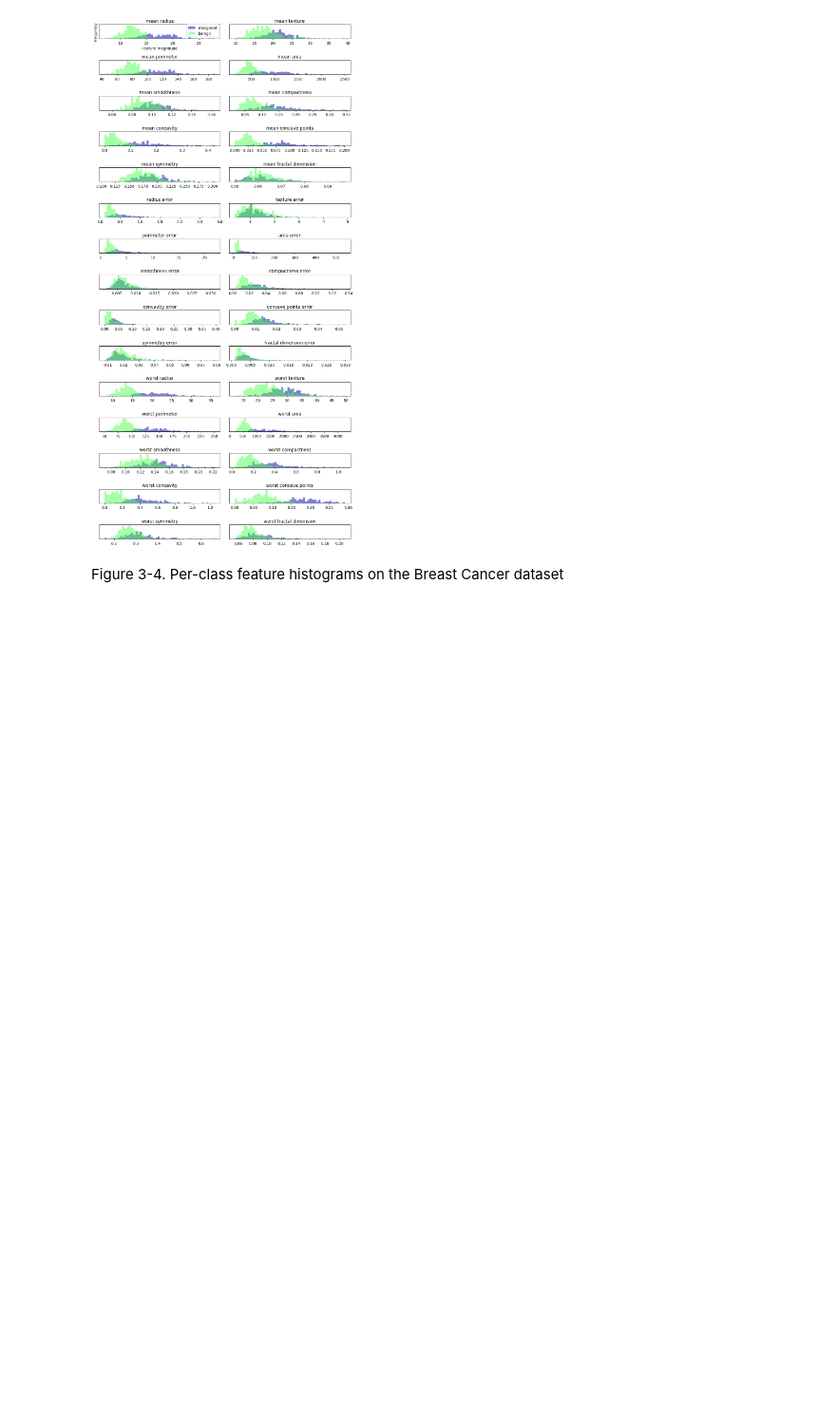
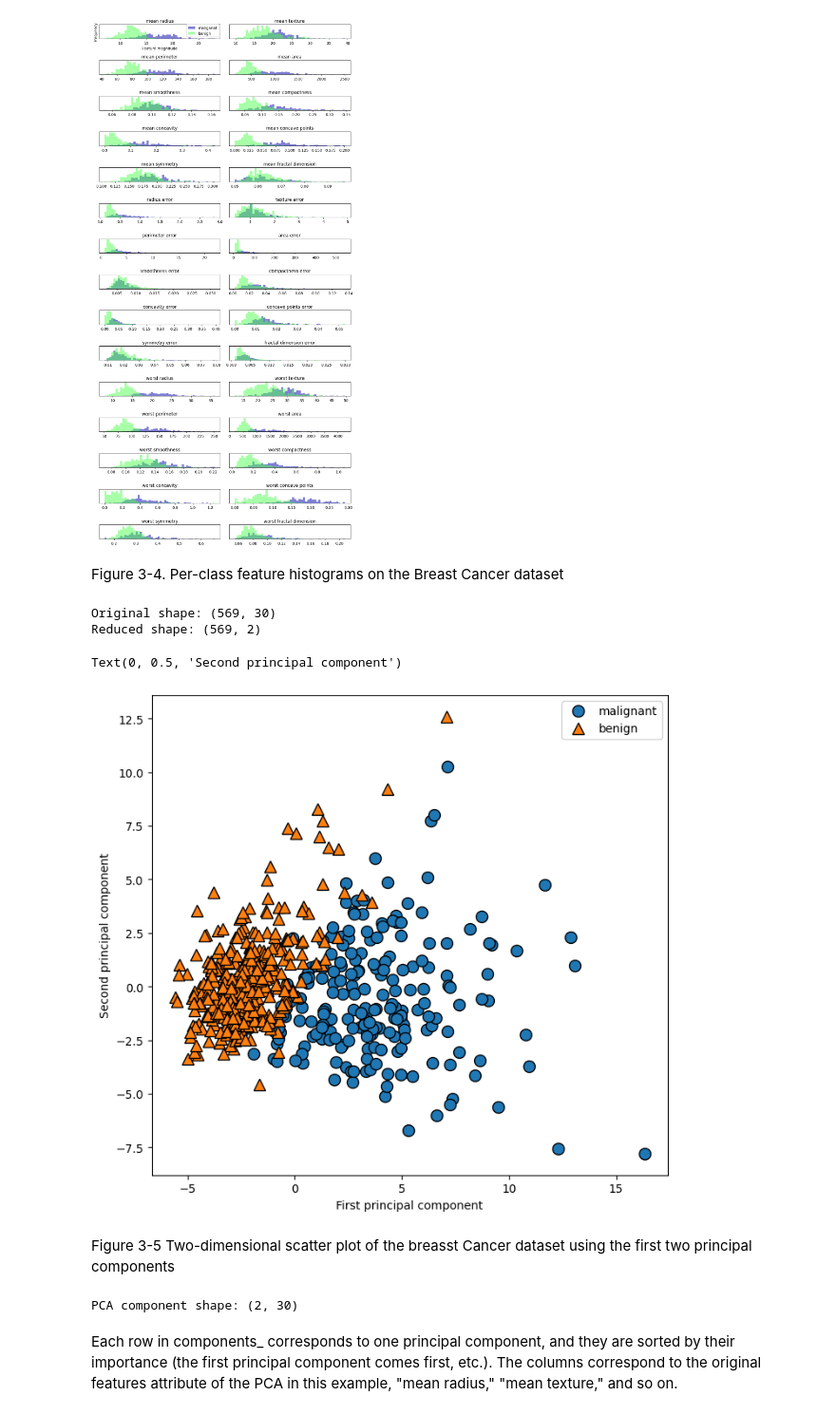
Before and after one commit to Youngsoo1024/Python_ML, a Jupyter notebook: Chap3/ch3_practice.ipynb, the cells around one changed output. Shown at 95% size. Drawn from its saved outputs; the diff is of its cells as text; code cells hidden in the pictures; blank space fills up the shorter version.

```diff
--- a/Chap3/ch3_practice.ipynb
+++ b/Chap3/ch3_practice.ipynb
@@ -205,3 +205,46 @@ fig.tight_layout()
 [figure]
 # %% [markdown]
 Figure 3-4. Per-class feature histograms on the Breast Cancer dataset
+# %%
+from sklearn.datasets import load_breast_cancer
+from sklearn.preprocessing import StandardScaler
+
+cancer = load_breast_cancer()
+
+scaler = StandardScaler()
+scaler.fit(cancer.data)
+X_scaled = scaler.transform(cancer.data)
+# %%
+from sklearn.decomposition import PCA
+# keep the first two princeipal componenets of the data
+pca =PCA(n_components=2)
+#fit PCA model to breast cancer data
+pca.fit(X_scaled)
+
+#transform data onto the first two principla components
+X_pca = pca.transform(X_scaled)
+print("Original shape: {}".format(str(X_scaled.shape)))
+print("Reduced shape: {}".format(str(X_pca.shape)))
+# %% [output]
+Original shape: (569, 30)
+Reduced shape: (569, 2)
+# %%
+# plot first vs. second principal component, colored by class
+import matplotlib.pyplot as plt
+plt.figure(figsize=(8,8))
+mglearn.discrete_scatter(X_pca[:,0], X_pca[:, 1], cancer.target)
+plt.legend(cancer.target_names, loc="best")
+plt.gca().set_aspect("equal")
+plt.xlabel("First principal component")
+plt.ylabel("Second principal component")
+# %% [output]
+Text(0, 0.5, 'Second principal component')
+[figure, added]
+# %% [markdown]
+Figure 3-5 Two-dimensional scatter plot of the breasst Cancer dataset using the first two principal components
+# %%
+print("PCA component shape: {}".format(pca.components_.shape))
+# %% [output]
+PCA component shape: (2, 30)
+# %% [markdown]
+Each row in components_ corresponds to one principal component, and they are sorted by their importance (the first principal component comes first, etc.). The columns correspond to the original features attribute of the PCA in this example, "mean radius," "mean texture," and so on.
```
Also changed, not shown: parts of 8 cells of this notebook.
